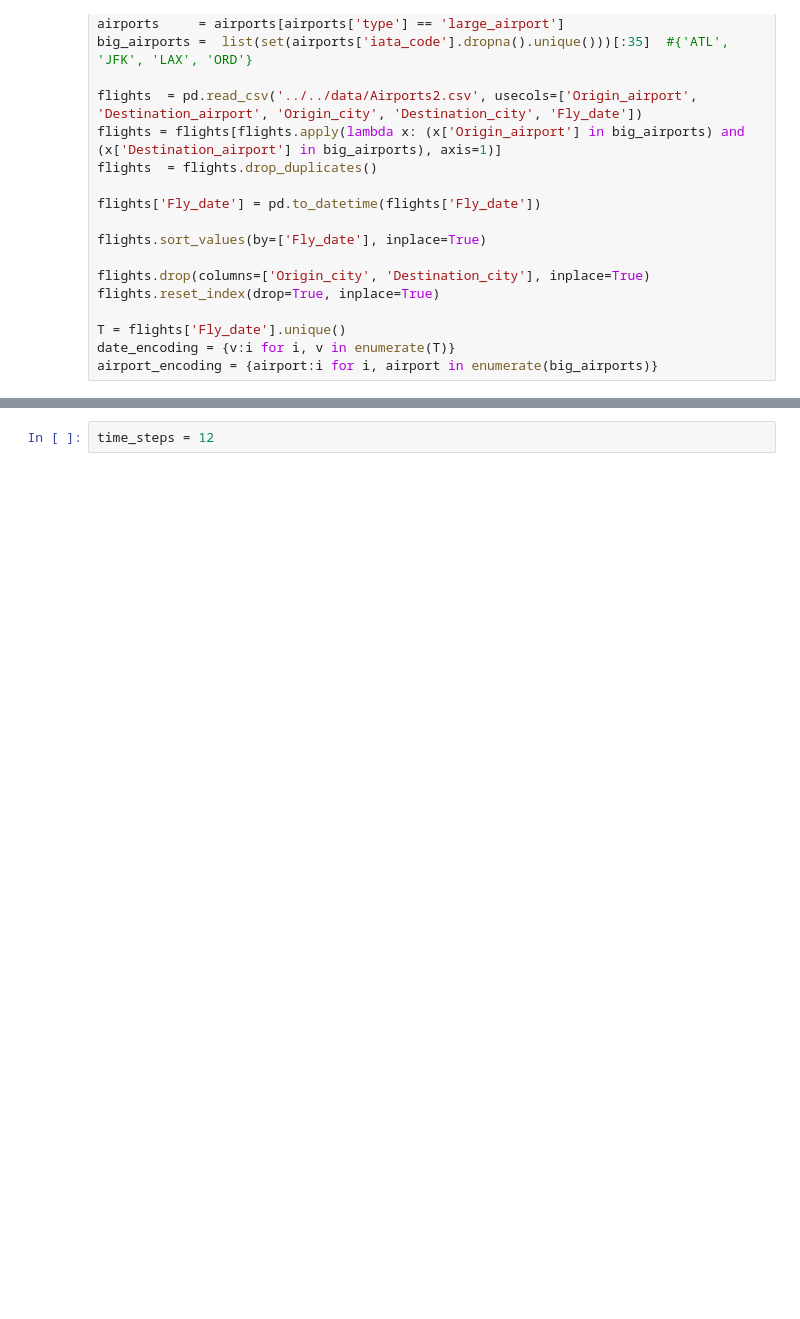
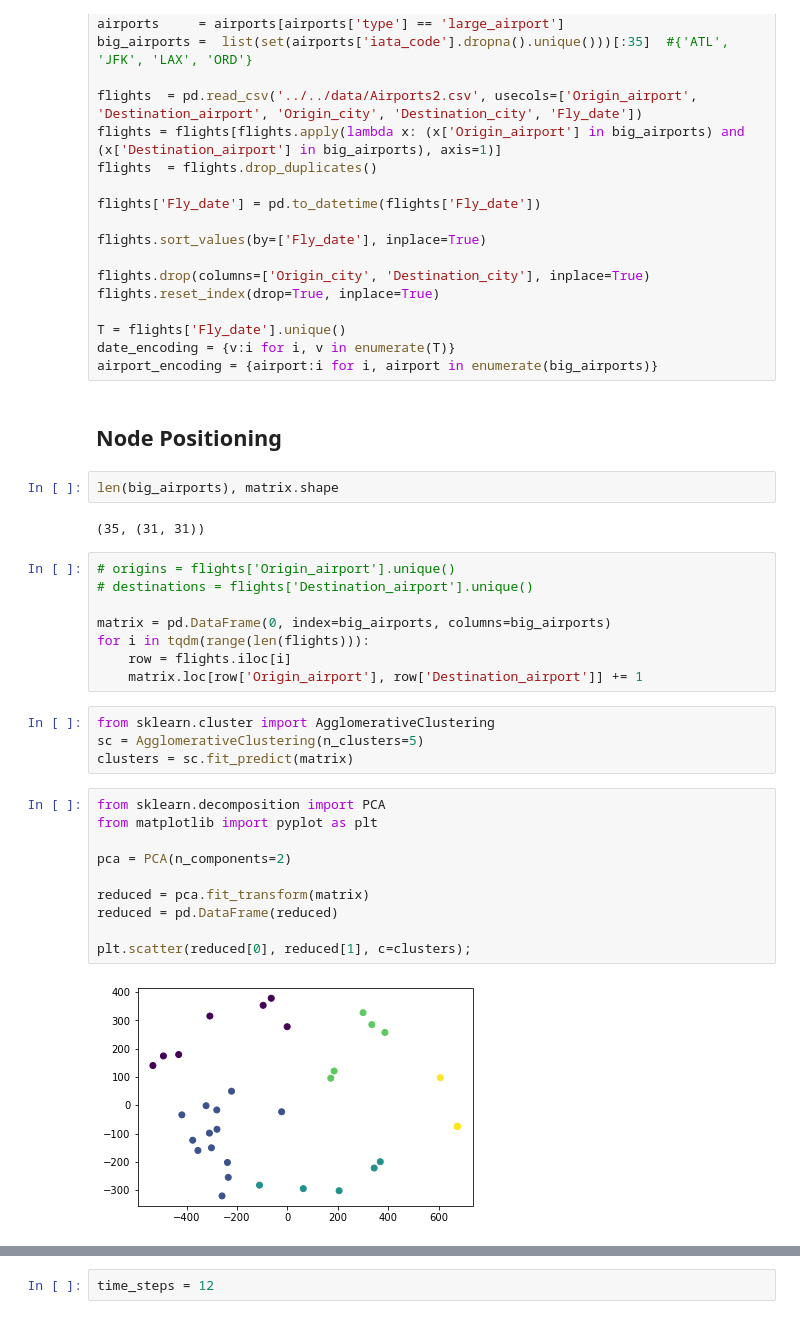
Before and after one commit to moultriedanger/visualizing_dynamic_graphs, a Jupyter notebook: src/hierarchical_edge_bundling/HEB_Preprocessing.ipynb, the cells around one changed output, grey strips where cells are left out. Saved outputs shown, nothing was run; the diff lists cells and outputs as text; blank space fills up the shorter version.

```diff
--- a/src/hierarchical_edge_bundling/HEB_Preprocessing.ipynb
+++ b/src/hierarchical_edge_bundling/HEB_Preprocessing.ipynb
@@ -20,3 +20,33 @@ flights.reset_index(drop=True, inplace=True)
 T = flights['Fly_date'].unique()
 date_encoding = {v:i for i, v in enumerate(T)}
 airport_encoding = {airport:i for i, airport in enumerate(big_airports)}
+# %% [markdown]
+## Node Positioning
+# %%
+len(big_airports), matrix.shape
+# %% [output]
+(35, (31, 31))
+# %%
+# origins = flights['Origin_airport'].unique()
+# destinations = flights['Destination_airport'].unique()
+
+matrix = pd.DataFrame(0, index=big_airports, columns=big_airports)
+for i in tqdm(range(len(flights))):
+    row = flights.iloc[i]
+    matrix.loc[row['Origin_airport'], row['Destination_airport']] += 1
+# %%
+from sklearn.cluster import AgglomerativeClustering
+sc = AgglomerativeClustering(n_clusters=5)
+clusters = sc.fit_predict(matrix)
+# %%
+from sklearn.decomposition import PCA
+from matplotlib import pyplot as plt
+
+pca = PCA(n_components=2)
+
+reduced = pca.fit_transform(matrix)
+reduced = pd.DataFrame(reduced)
+
+plt.scatter(reduced[0], reduced[1], c=clusters);
+# %% [output]
+[figure, added]
```
Also changed, not shown: parts of 8 cells of this notebook, 5 other files.
